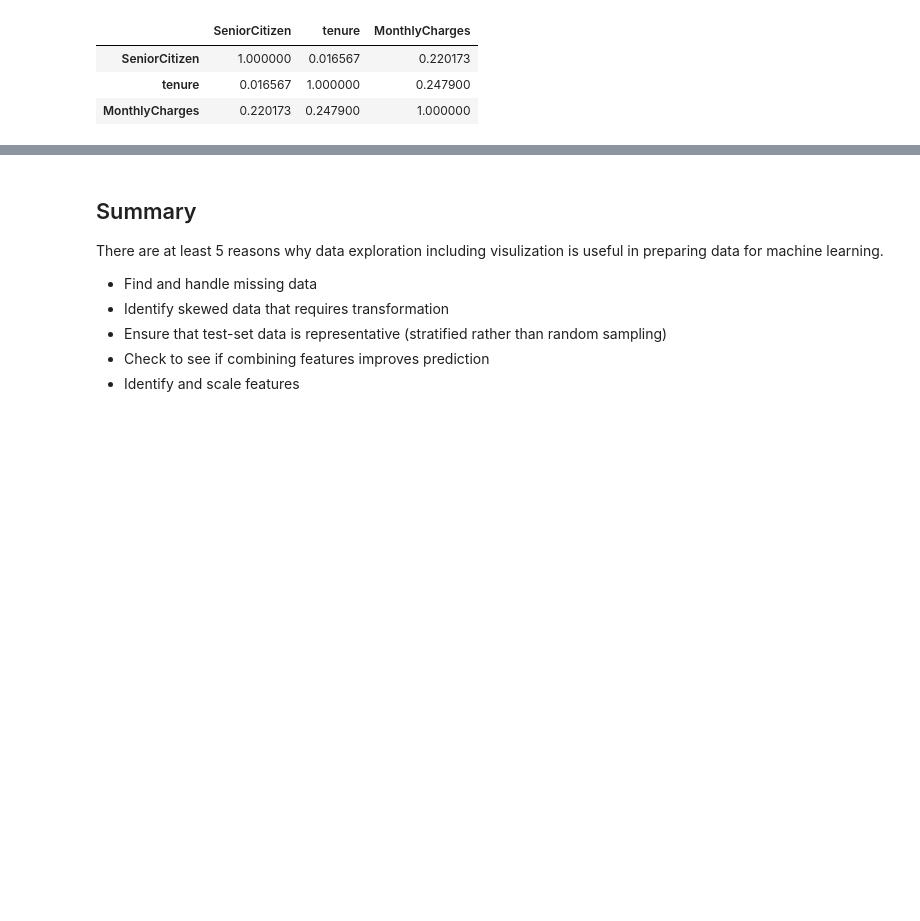
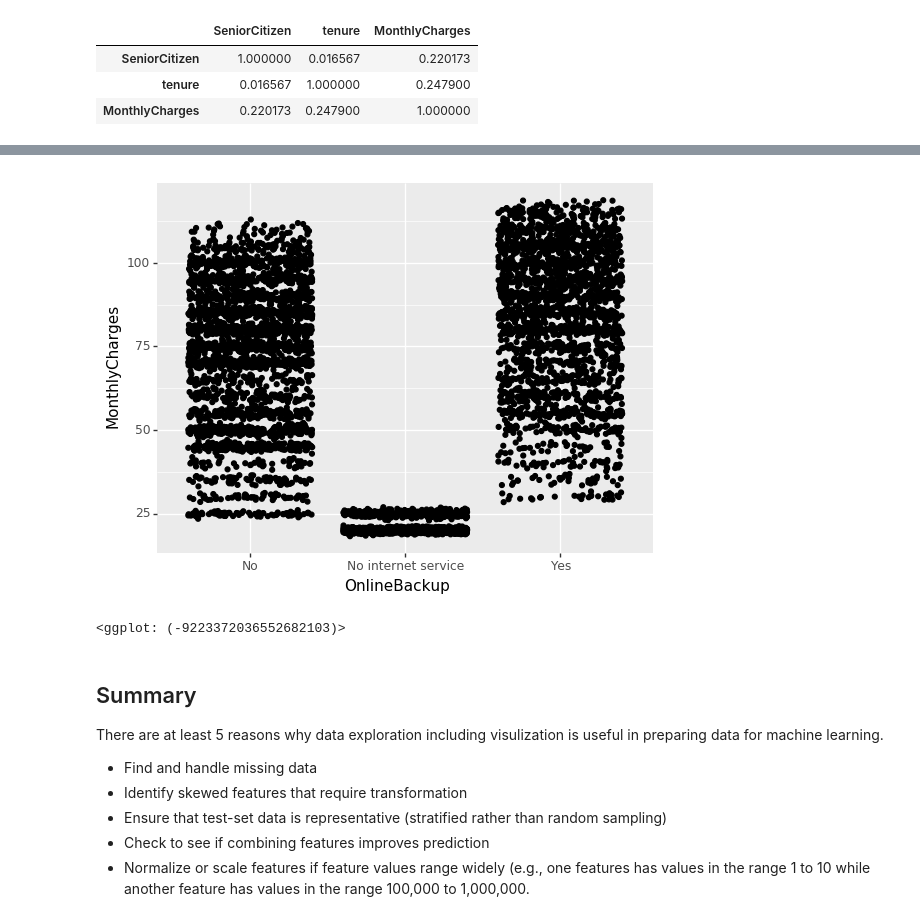
Before and after one commit to baiaooo/MLCourse, a Jupyter notebook: Notebooks/Telecom-Churn-Dataset.ipynb, the cells around one changed output, grey strips where cells are left out. Drawn from its saved outputs; the diff is of its cells as text; code cells hidden in the pictures; blank space fills up the shorter version.

```diff
--- a/Notebooks/Telecom-Churn-Dataset.ipynb
+++ b/Notebooks/Telecom-Churn-Dataset.ipynb
@@ -566,9 +595,15 @@ plt.title('Correlation of Numerical Features')
+# %%
+from plotnine import *
+(ggplot(df_churn, aes(x='OnlineBackup', y='MonthlyCharges')) + geom_jitter(position=position_jitter(0.4)))
+# %% [output]
+[figure, added]
+<ggplot: (-9223372036552682103)>
 # %% [markdown]
 ## Summary
 
 There are at least 5 reasons why data exploration including visulization is useful in preparing data for machine learning.
 - Find and handle missing data
-- Identify skewed data that requires transformation
+- Identify skewed features that require transformation
 - Ensure that test-set data is representative (stratified rather than random sampling)
 - Check to see if combining features improves prediction
-- Identify and scale features
+- Normalize or scale features if feature values range widely (e.g., one features has values in the range 1 to 10 while another feature has values in the range 100,000 to 1,000,000.
```
Also changed, not shown: parts of 12 cells of this notebook, 6 other files.
